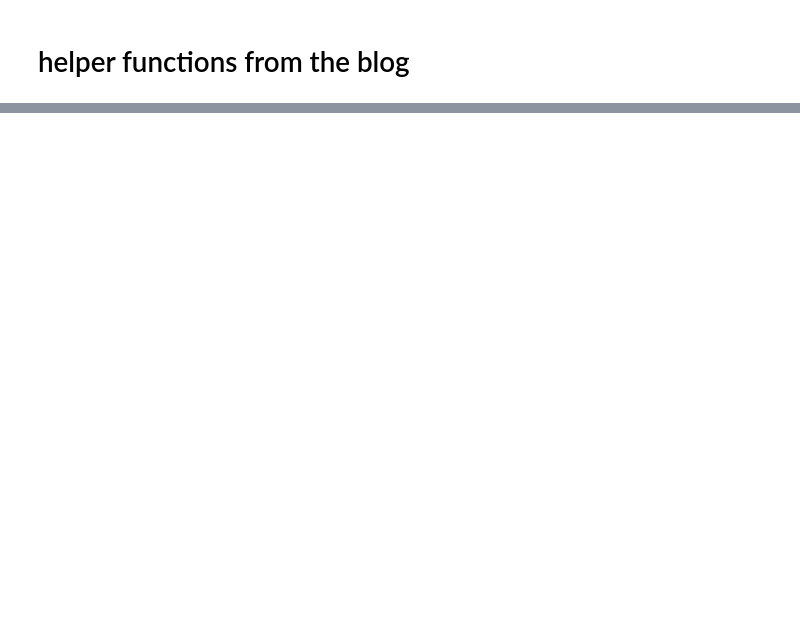
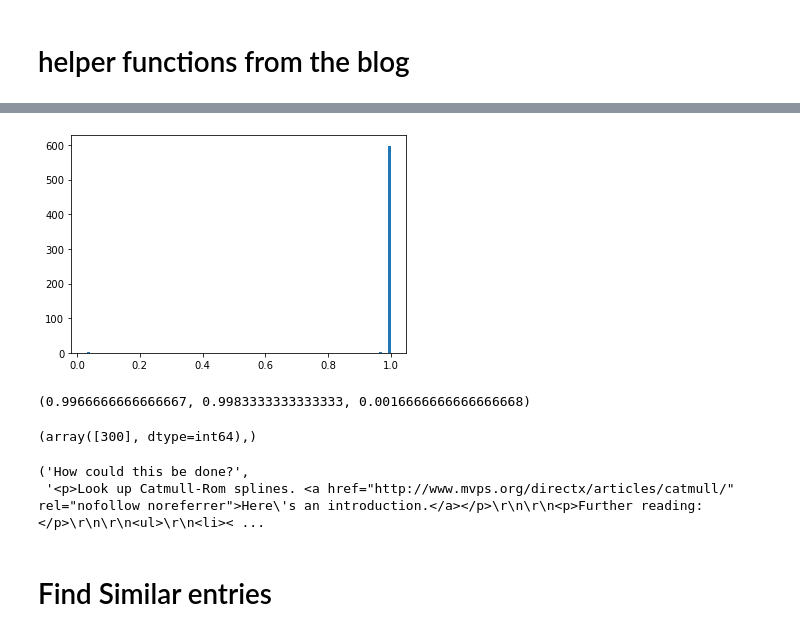
Before and after one commit to ucbiyyq/ucbiyyq-w210-jcgy, a Jupyter notebook: notebooks/test-yyq5.ipynb, the cells around one changed output, grey strips where cells are left out. Saved outputs shown, nothing was run; the diff lists cells and outputs as text; code cells hidden in the pictures; blank space fills up the shorter version.

Commit message:
see test5 for basic BERT

```diff
--- a/notebooks/test-yyq5.ipynb
+++ b/notebooks/test-yyq5.ipynb
@@ -105,0 +116,3 @@ corpus.to_excel("../data/interim/yyq_sample_corpus.xlsx")
+# %%
+p_corpus_sample = "../data/interim/yyq_sample_corpus.xlsx"
+corpus = pd.read_excel(p_corpus_sample, index_col = None).drop(["Unnamed: 0"], axis = 1)
@@ -208,0 +267,2 @@ NameError: name 'PYTORCH_PRETRAINED_BERT_CACHE' is not defined
+# %%
+correct_pairs = convert_sentence_pair(corpus.q_title.tolist(), corpus.a_body.tolist(), max_seq_length=200, tokenizer=tokenizer)
@@ -208,0 +293,5 @@ NameError: name 'PYTORCH_PRETRAINED_BERT_CACHE' is not defined
+# %%
+model = BertForNextSentencePrediction.from_pretrained(
+    "bert-base-uncased",
+    cache_dir=PYTORCH_PRETRAINED_BERT_CACHE
+).to(device)
@@ -208,0 +318,30 @@ NameError: name 'PYTORCH_PRETRAINED_BERT_CACHE' is not defined
+# %%
+BATCH_SIZE = 128
+logger.info("***** Running evaluation *****")
+all_input_ids = torch.tensor([f.input_ids for f in correct_pairs], dtype=torch.long)
+all_input_mask = torch.tensor([f.input_mask for f in correct_pairs], dtype=torch.long)
+all_segment_ids = torch.tensor([f.segment_ids for f in correct_pairs], dtype=torch.long)
+eval_data = TensorDataset(all_input_ids, all_input_mask, all_segment_ids)
+# Run prediction for full data
+eval_sampler = SequentialSampler(eval_data)
+eval_dataloader = DataLoader(eval_data, sampler=eval_sampler, batch_size=BATCH_SIZE)
+
+logger.info("  Num examples = %d", len(correct_pairs))
+logger.info("  Batch size = %d", BATCH_SIZE)
+
+model.eval()
+
+res = []
+
+mb = progress_bar(eval_dataloader)
+for input_ids, input_mask, segment_ids in mb:
+    input_ids = input_ids.to(device)
+    input_mask = input_mask.to(device)
+    segment_ids = segment_ids.to(device)
+
+    with torch.no_grad():
+        res.append(nn.functional.softmax(
+            model(input_ids, segment_ids, input_mask), dim=1
+        )[:, 0].detach().cpu().numpy())
+
+res = np.concatenate(res)
@@ -208,0 +353,20 @@ NameError: name 'PYTORCH_PRETRAINED_BERT_CACHE' is not defined
+# %%
+_ = plt.hist(res, bins=100)
+# %% [output]
+[figure, added]
+# %%
+sum(res > 0.99) / len(res), sum(res > 0.9) / len(res), sum(res < 0.5) / len(res)
+# %% [output]
+(0.9966666666666667, 0.9983333333333333, 0.0016666666666666668)
+# %%
+np.where(res < 0.5)
+# %% [output]
+(array([300], dtype=int64),)
+# %%
+idx = 300
+corpus.iloc[idx].q_title, corpus.iloc[idx].a_body
+# %% [output]
+('How could this be done?',
+ '<p>Look up Catmull-Rom splines. <a href="http://www.mvps.org/directx/articles/catmull/" rel="nofollow noreferrer">Here\'s an introduction.</a></p>\r\n\r\n<p>Further reading:</p>\r\n\r\n<ul>\r\n<li>< ...
+# %% [markdown]
+# Find Similar entries
```
Also changed, not shown: parts of 29 cells of this notebook.
